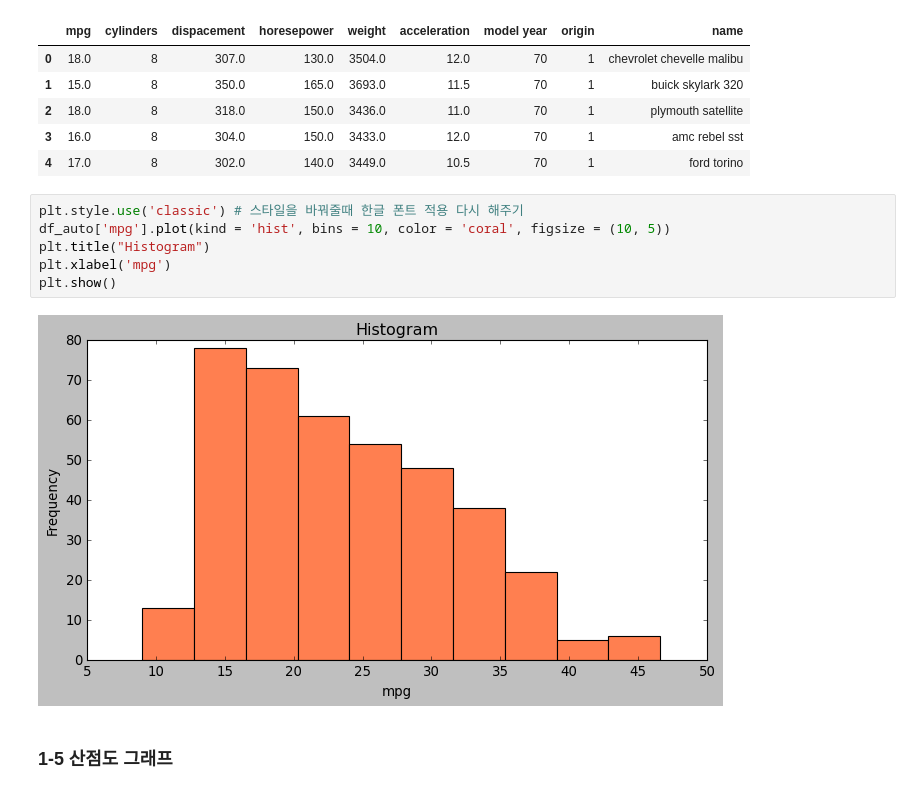
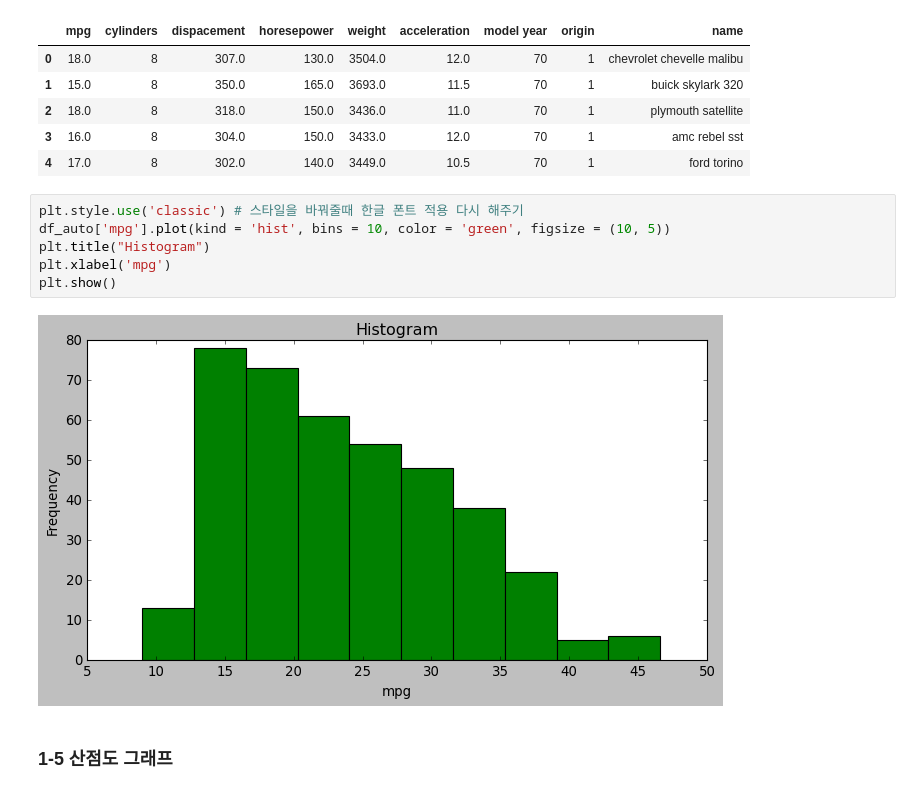
Before and after one commit to UICHANLEE/2023_DataScience, a Jupyter notebook: 판다스/4장 시각화 도구.ipynb, the cells around one changed output. Drawn from its saved outputs; the diff is of its cells as text.

```diff
--- a/판다스/4장 시각화 도구.ipynb
+++ b/판다스/4장 시각화 도구.ipynb
@@ -635,12 +635,12 @@ df_auto.head()
 | 4 | 17.0 | 8 | 302.0 | 140.0 | 3449.0 | 10.5 | 70 | 1 | ford torino |
 # %%
 plt.style.use('classic') # 스타일을 바꿔줄때 한글 폰트 적용 다시 해주기
-df_auto['mpg'].plot(kind = 'hist', bins = 10, color = 'coral', figsize = (10, 5))
+df_auto['mpg'].plot(kind = 'hist', bins = 10, color = 'green', figsize = (10, 5))
 plt.title("Histogram")
 plt.xlabel('mpg')
 plt.show()
 # %% [output]
-[figure, old version]
+[figure, new version]
 # %% [markdown]
 ### 1-5 산점도 그래프
 # %%
```
Also changed, not shown: parts of 47 cells of this notebook, 1 other file.
